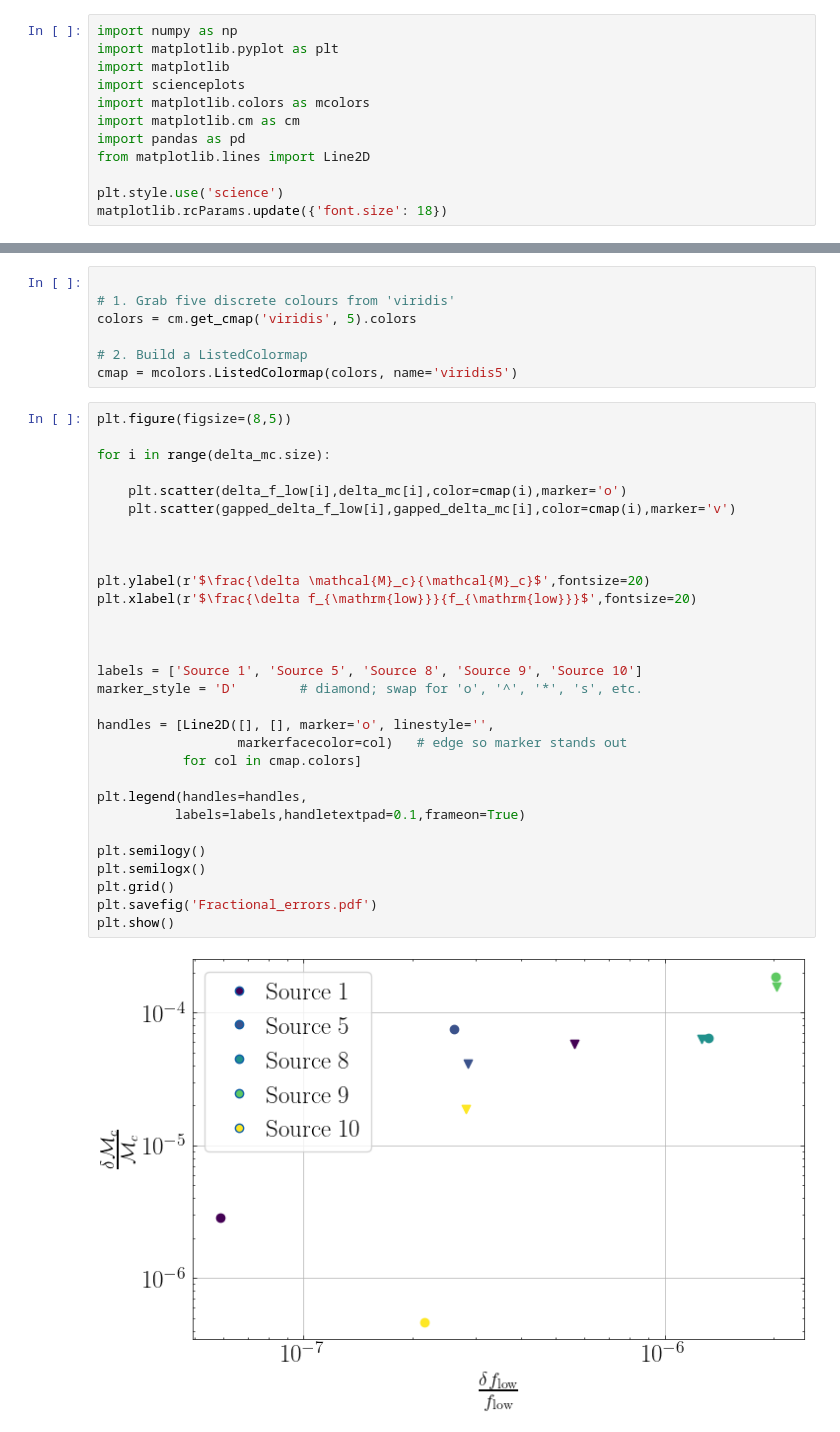
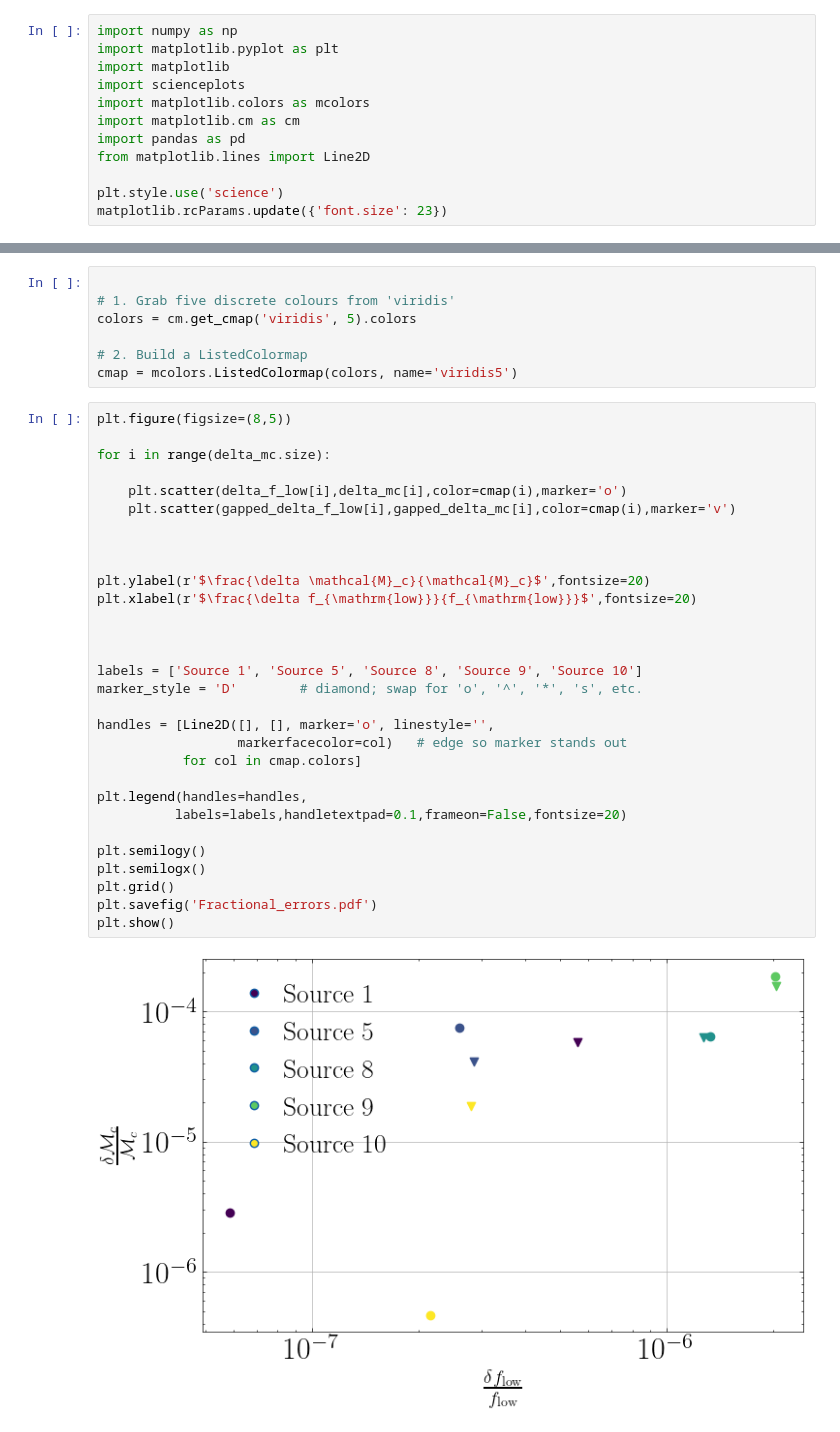
Before and after one commit to dig07/Yorsh-End-to-end-search, a Jupyter notebook: SupMat-Fig6/Search_Results.ipynb, the cells around one changed output, grey strips where cells are left out. Drawn from its saved outputs; the diff is of its cells as text.

```diff
--- a/SupMat-Fig6/Search_Results.ipynb
+++ b/SupMat-Fig6/Search_Results.ipynb
@@ -9,7 +9,7 @@ import pandas as pd
 from matplotlib.lines import Line2D
 
 plt.style.use('science')
-matplotlib.rcParams.update({'font.size': 18})
+matplotlib.rcParams.update({'font.size': 23})
 # %%
 low_f_results = np.loadtxt('../Result_files/low_f/final_best_positions.txt')
 high_f_results = np.loadtxt('../Result_files/high_f/final_best_positions.txt')
@@ -146,32 +146,32 @@ cmap = mcolors.ListedColormap(colors, name='viridis5')
 # %%
 plt.figure(figsize=(8,5))
 
 for i in range(delta_mc.size):
 
     plt.scatter(delta_f_low[i],delta_mc[i],color=cmap(i),marker='o')
     plt.scatter(gapped_delta_f_low[i],gapped_delta_mc[i],color=cmap(i),marker='v')
 
 
 
 plt.ylabel(r'$\frac{\delta \mathcal{M}_c}{\mathcal{M}_c}$',fontsize=20)
 plt.xlabel(r'$\frac{\delta f_{\mathrm{low}}}{f_{\mathrm{low}}}$',fontsize=20)
 
 
 
 labels = ['Source 1', 'Source 5', 'Source 8', 'Source 9', 'Source 10']
 marker_style = 'D'        # diamond; swap for 'o', '^', '*', 's', etc.
 
 handles = [Line2D([], [], marker='o', linestyle='',
                   markerfacecolor=col)   # edge so marker stands out
            for col in cmap.colors]
 
 plt.legend(handles=handles,
-          labels=labels,handletextpad=0.1,frameon=True)
+          labels=labels,handletextpad=0.1,frameon=False,fontsize=20)
 
 plt.semilogy()
 plt.semilogx()
 plt.grid()
 plt.savefig('Fractional_errors.pdf')
 plt.show()
 # %% [output]
-[figure, old version]
+[figure, new version]
```
Also changed, not shown: 1 other file.
